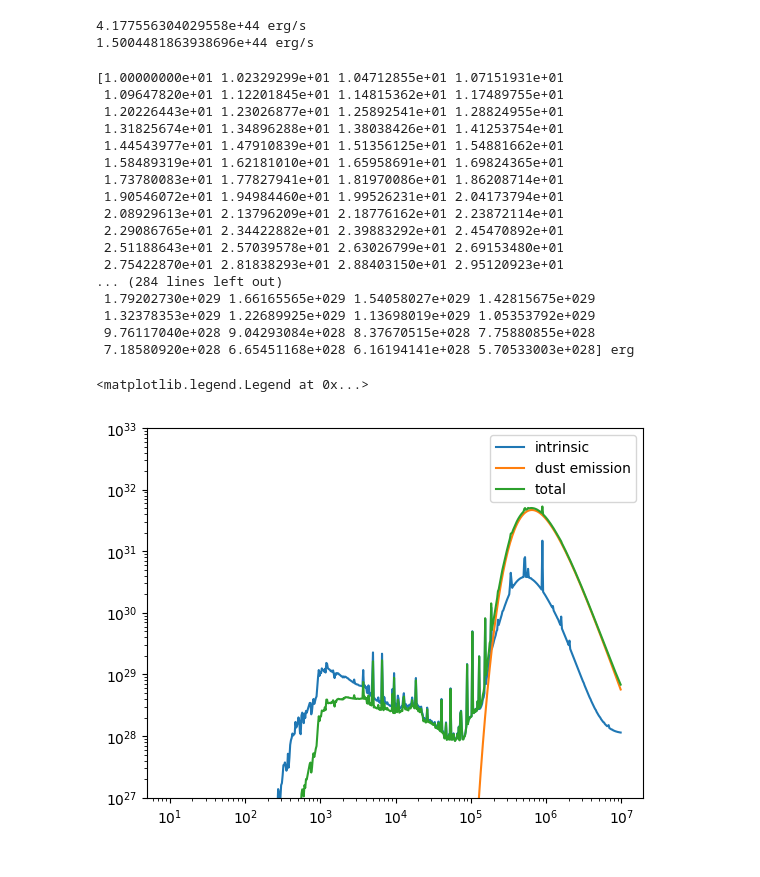
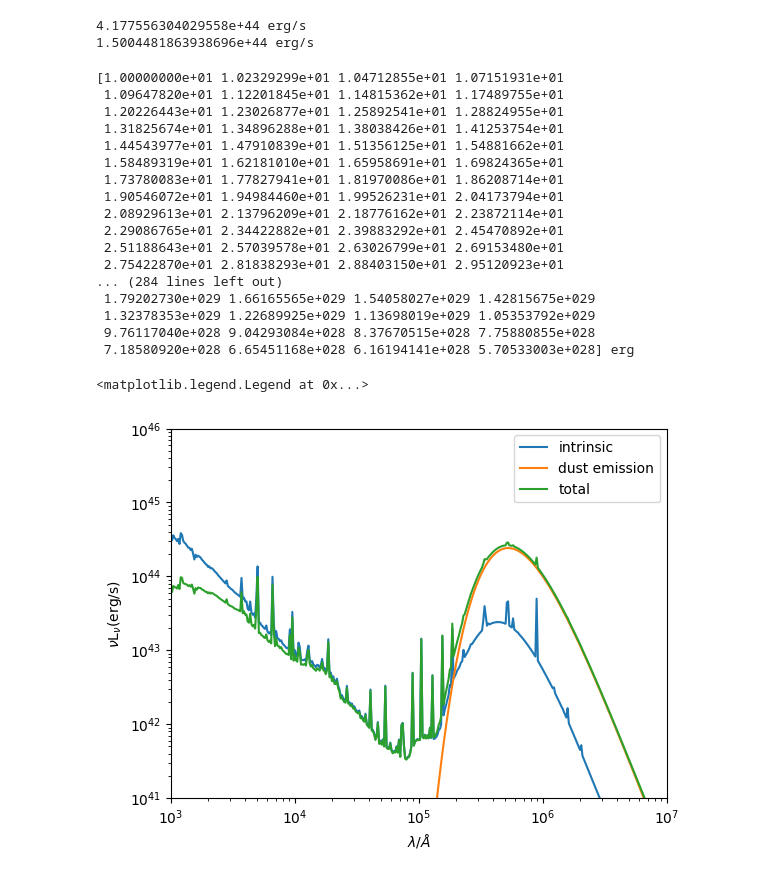
Before and after one commit to tHarvey303/synthesizer, a Jupyter notebook: docs/source/parametric/generate_dust_sed.ipynb, the cells around one changed output. Saved outputs shown, nothing was run; the diff lists cells and outputs as text; code cells hidden in the pictures.

```diff
--- a/docs/source/parametric/generate_dust_sed.ipynb
+++ b/docs/source/parametric/generate_dust_sed.ipynb
@@ -56,29 +56,32 @@ emissionmodel = Greybody(50*K, 1.5)
 # %%
 galaxy.get_spectra_dust(emissionmodel)
 
 
-plt.loglog(galaxy.spectra['intrinsic'].lam, galaxy.spectra['intrinsic'].lnu, label = 'intrinsic')
-plt.loglog(galaxy.spectra['dust'].lam, galaxy.spectra['dust'].lnu, label = 'dust emission')
-plt.loglog(galaxy.spectra['total'].lam, galaxy.spectra['total'].lnu, label = 'total')
-plt.ylim([1E27, 1E33])
+plt.loglog(galaxy.spectra['intrinsic'].lam, galaxy.spectra['stellar'].nu*galaxy.spectra['intrinsic'].lnu, label = 'intrinsic')
+plt.loglog(galaxy.spectra['dust'].lam, galaxy.spectra['stellar'].nu*galaxy.spectra['dust'].lnu, label = 'dust emission')
+plt.loglog(galaxy.spectra['total'].lam, galaxy.spectra['stellar'].nu*galaxy.spectra['total'].lnu, label = 'total')
+plt.xlabel(r'$\lambda$/$\AA$')
+plt.ylabel(r'$\nu$L$_{\nu}$(erg/s)')
+plt.ylim([1E41, 1E46])
+plt.xlim([1E3, 1E7])
 plt.legend()
 # %% [output]
 [1.00000000e+01 1.02329299e+01 1.04712855e+01 1.07151931e+01
  1.09647820e+01 1.12201845e+01 1.14815362e+01 1.17489755e+01
  1.20226443e+01 1.23026877e+01 1.25892541e+01 1.28824955e+01
  1.31825674e+01 1.34896288e+01 1.38038426e+01 1.41253754e+01
  1.44543977e+01 1.47910839e+01 1.51356125e+01 1.54881662e+01
  1.58489319e+01 1.62181010e+01 1.65958691e+01 1.69824365e+01
  1.73780083e+01 1.77827941e+01 1.81970086e+01 1.86208714e+01
  1.90546072e+01 1.94984460e+01 1.99526231e+01 2.04173794e+01
  2.08929613e+01 2.13796209e+01 2.18776162e+01 2.23872114e+01
  2.29086765e+01 2.34422882e+01 2.39883292e+01 2.45470892e+01
  2.51188643e+01 2.57039578e+01 2.63026799e+01 2.69153480e+01
  2.75422870e+01 2.81838293e+01 2.88403150e+01 2.95120923e+01
 ... (284 lines left out)
  1.79202730e+029 1.66165565e+029 1.54058027e+029 1.42815675e+029
  1.32378353e+029 1.22689925e+029 1.13698019e+029 1.05353792e+029
  9.76117040e+028 9.04293084e+028 8.37670515e+028 7.75880855e+028
  7.18580920e+028 6.65451168e+028 6.16194141e+028 5.70533003e+028] erg
 <matplotlib.legend.Legend at 0x...>
-[figure, old version]
+[figure, new version]
```
Also changed, not shown: parts of 3 cells of this notebook.
